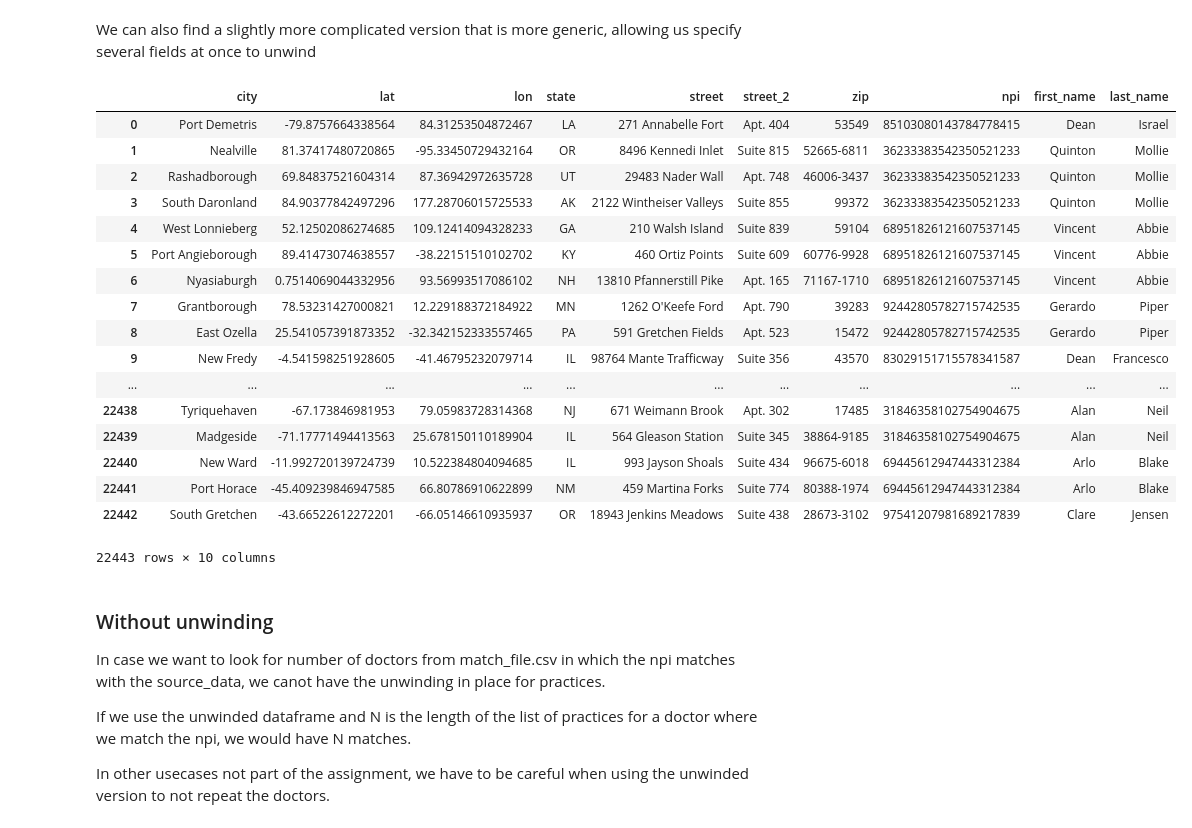
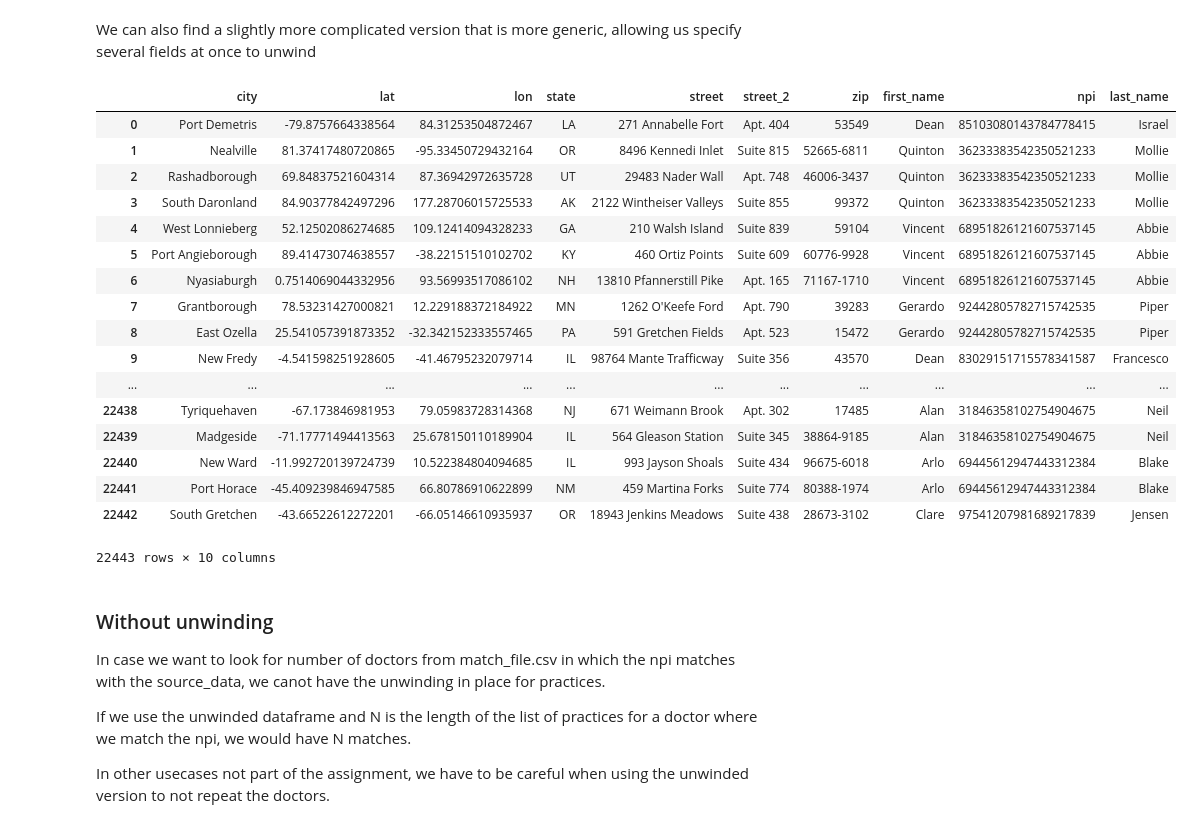
Before and after one commit to nanaky92/Python-Challenge, a Jupyter notebook: Data Analysis.ipynb, the cells around one changed output. Saved outputs shown, nothing was run; the diff lists cells and outputs as text; code cells hidden in the pictures.

Commit message:
Functions refactored, correct format

```diff
--- a/Data Analysis.ipynb
+++ b/Data Analysis.ipynb
@@ -91,58 +91,62 @@ We can also find a slightly more complicated version that is more generic, allow
 import pandas as pd
 from pandas.io.json import json_normalize
 
-def get_formatted_not_unwinded_fields(source_series, fields_to_unwind):
+def get_formatted_not_unwinded_fields(source_series, fields_not_to_unwind):
     '''Form a list of lists with the path to the fields inside fields_to_unwind,
     and a dict mapping this path to the subfields
 
     These are needed in order to use the json_normalize in pandas.io.json.
 
     Example: {"doctor": {"last_name": "Doe", "first_name": "John"}} will return
-    -not_unwinded_fields_path = [["doctor", "first_name"], ["doctor", "last_name"]]
-    -not_unwinded_naming_map = {"doctor.first_name": "first_name", "doctor.last_name": "last_name"}'''
+    -not_unwinded_fields_path = [["doctor", "first_name"],
+                                ["doctor", "last_name"]]
+    -not_unwinded_naming_map = {"doctor.first_name": "first_name",
+                                "doctor.last_name": "last_name"}'''
     not_unwinded_fields_path = []
     not_unwinded_naming_map = {}
     for field in source_series:
-        if field not in fields_to_unwind:
+        if field in fields_not_to_unwind:
             for subfield in source_series[field]:
                 not_unwinded_fields_path.append([field, subfield])
                 not_unwinded_naming_map["{}.{}".format(field, subfield)] = subfield
     return not_unwinded_fields_path, not_unwinded_naming_map
 
-def transform_source_data(source_data, fields_to_unwind):
+def transform_source_data(source_data, fields_to_unwind, fields_not_to_unwind):
     '''Form a DataFrame from a list of dictionaries.
     Rename columns to follow name conventions as the csv'''
     if len(source_data) != 0:
         not_unwinded_fields_path, not_unwinded_naming_map = \
-            get_formatted_not_unwinded_fields(source_data[0], fields_to_unwind)
+            get_formatted_not_unwinded_fields(source_data[0], fields_not_to_unwind)
     else:
         return None
     return json_normalize(source_data,
                          fields_to_unwind,
                          not_unwinded_fields_path).rename(
                              columns = not_unwinded_naming_map)
 
-source_unwinded_df = transform_source_data(source_data, fields_to_unwind=["practices"])
+source_unwinded_df = transform_source_data(source_data,
+                                           fields_to_unwind=["practices"],
+                                           fields_not_to_unwind=["doctor"])
 assert(source_unwinded_df.shape == (22443, 10))
 source_unwinded_df
 # %% [output]
-|  | city | lat | lon | state | street | street_2 | zip | npi | first_name | last_name |
-| 0 | Port Demetris | -79.8757664338564 | 84.31253504872467 | LA | 271 Annabelle Fort | Apt. 404 | 53549 | 85103080143784778415 | Dean | Israel |
-| 1 | Nealville | 81.37417480720865 | -95.33450729432164 | OR | 8496 Kennedi Inlet | Suite 815 | 52665-6811 | 36233383542350521233 | Quinton | Mollie |
-| 2 | Rashadborough | 69.84837521604314 | 87.36942972635728 | UT | 29483 Nader Wall | Apt. 748 | 46006-3437 | 36233383542350521233 | Quinton | Mollie |
-| 3 | South Daronland | 84.90377842497296 | 177.28706015725533 | AK | 2122 Wintheiser Valleys | Suite 855 | 99372 | 36233383542350521233 | Quinton | Mollie |
-| 4 | West Lonnieberg | 52.12502086274685 | 109.12414094328233 | GA | 210 Walsh Island | Suite 839 | 59104 | 68951826121607537145 | Vincent | Abbie |
-| 5 | Port Angieborough | 89.41473074638557 | -38.22151510102702 | KY | 460 Ortiz Points | Suite 609 | 60776-9928 | 68951826121607537145 | Vincent | Abbie |
-| 6 | Nyasiaburgh | 0.7514069044332956 | 93.56993517086102 | NH | 13810 Pfannerstill Pike | Apt. 165 | 71167-1710 | 68951826121607537145 | Vincent | Abbie |
-| 7 | Grantborough | 78.53231427000821 | 12.229188372184922 | MN | 1262 O'Keefe Ford | Apt. 790 | 39283 | 92442805782715742535 | Gerardo | Piper |
-| 8 | East Ozella | 25.541057391873352 | -32.342152333557465 | PA | 591 Gretchen Fields | Apt. 523 | 15472 | 92442805782715742535 | Gerardo | Piper |
-| 9 | New Fredy | -4.541598251928605 | -41.46795232079714 | IL | 98764 Mante Trafficway | Suite 356 | 43570 | 83029151715578341587 | Dean | Francesco |
+|  | city | lat | lon | state | street | street_2 | zip | first_name | npi | last_name |
+| 0 | Port Demetris | -79.8757664338564 | 84.31253504872467 | LA | 271 Annabelle Fort | Apt. 404 | 53549 | Dean | 85103080143784778415 | Israel |
+| 1 | Nealville | 81.37417480720865 | -95.33450729432164 | OR | 8496 Kennedi Inlet | Suite 815 | 52665-6811 | Quinton | 36233383542350521233 | Mollie |
+| 2 | Rashadborough | 69.84837521604314 | 87.36942972635728 | UT | 29483 Nader Wall | Apt. 748 | 46006-3437 | Quinton | 36233383542350521233 | Mollie |
+| 3 | South Daronland | 84.90377842497296 | 177.28706015725533 | AK | 2122 Wintheiser Valleys | Suite 855 | 99372 | Quinton | 36233383542350521233 | Mollie |
+| 4 | West Lonnieberg | 52.12502086274685 | 109.12414094328233 | GA | 210 Walsh Island | Suite 839 | 59104 | Vincent | 68951826121607537145 | Abbie |
+| 5 | Port Angieborough | 89.41473074638557 | -38.22151510102702 | KY | 460 Ortiz Points | Suite 609 | 60776-9928 | Vincent | 68951826121607537145 | Abbie |
+| 6 | Nyasiaburgh | 0.7514069044332956 | 93.56993517086102 | NH | 13810 Pfannerstill Pike | Apt. 165 | 71167-1710 | Vincent | 68951826121607537145 | Abbie |
+| 7 | Grantborough | 78.53231427000821 | 12.229188372184922 | MN | 1262 O'Keefe Ford | Apt. 790 | 39283 | Gerardo | 92442805782715742535 | Piper |
+| 8 | East Ozella | 25.541057391873352 | -32.342152333557465 | PA | 591 Gretchen Fields | Apt. 523 | 15472 | Gerardo | 92442805782715742535 | Piper |
+| 9 | New Fredy | -4.541598251928605 | -41.46795232079714 | IL | 98764 Mante Trafficway | Suite 356 | 43570 | Dean | 83029151715578341587 | Francesco |
 | ... | ... | ... | ... | ... | ... | ... | ... | ... | ... | ... |
-| 22438 | Tyriquehaven | -67.173846981953 | 79.05983728314368 | NJ | 671 Weimann Brook | Apt. 302 | 17485 | 31846358102754904675 | Alan | Neil |
-| 22439 | Madgeside | -71.17771494413563 | 25.678150110189904 | IL | 564 Gleason Station | Suite 345 | 38864-9185 | 31846358102754904675 | Alan | Neil |
-| 22440 | New Ward | -11.992720139724739 | 10.522384804094685 | IL | 993 Jayson Shoals | Suite 434 | 96675-6018 | 69445612947443312384 | Arlo | Blake |
-| 22441 | Port Horace | -45.409239846947585 | 66.80786910622899 | NM | 459 Martina Forks | Suite 774 | 80388-1974 | 69445612947443312384 | Arlo | Blake |
-| 22442 | South Gretchen | -43.66522612272201 | -66.05146610935937 | OR | 18943 Jenkins Meadows | Suite 438 | 28673-3102 | 97541207981689217839 | Clare | Jensen |
+| 22438 | Tyriquehaven | -67.173846981953 | 79.05983728314368 | NJ | 671 Weimann Brook | Apt. 302 | 17485 | Alan | 31846358102754904675 | Neil |
+| 22439 | Madgeside | -71.17771494413563 | 25.678150110189904 | IL | 564 Gleason Station | Suite 345 | 38864-9185 | Alan | 31846358102754904675 | Neil |
+| 22440 | New Ward | -11.992720139724739 | 10.522384804094685 | IL | 993 Jayson Shoals | Suite 434 | 96675-6018 | Arlo | 69445612947443312384 | Blake |
+| 22441 | Port Horace | -45.409239846947585 | 66.80786910622899 | NM | 459 Martina Forks | Suite 774 | 80388-1974 | Arlo | 69445612947443312384 | Blake |
+| 22442 | South Gretchen | -43.66522612272201 | -66.05146610935937 | OR | 18943 Jenkins Meadows | Suite 438 | 28673-3102 | Clare | 97541207981689217839 | Jensen |
 22443 rows × 10 columns
 # %% [markdown]
 ### Without unwinding
```
Also changed, not shown: parts of 51 cells of this notebook.
